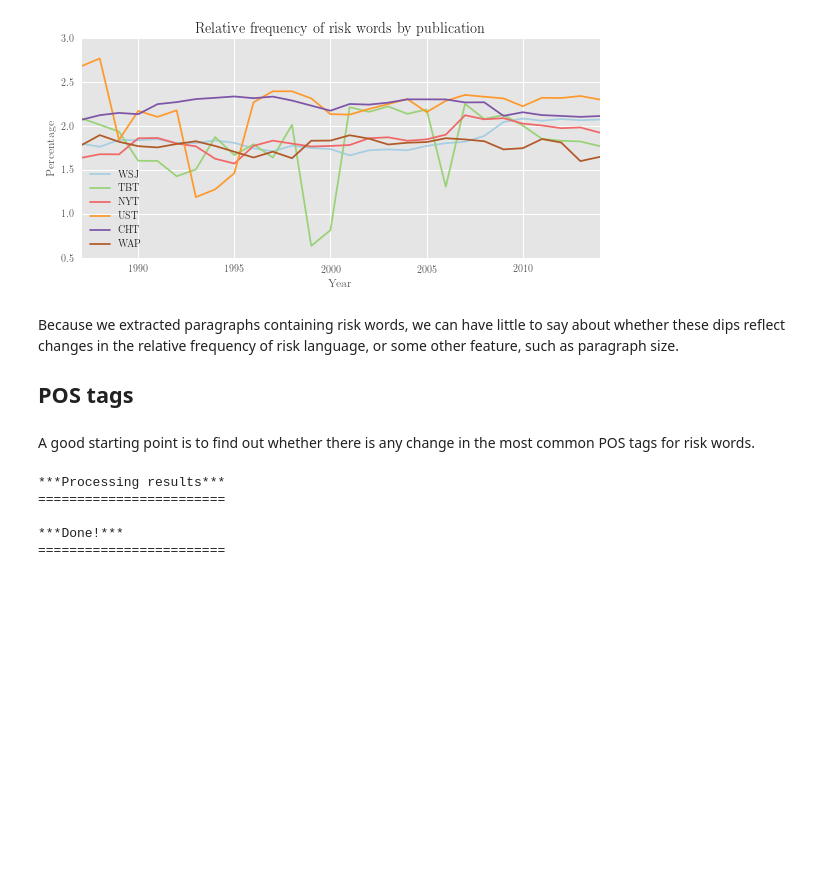
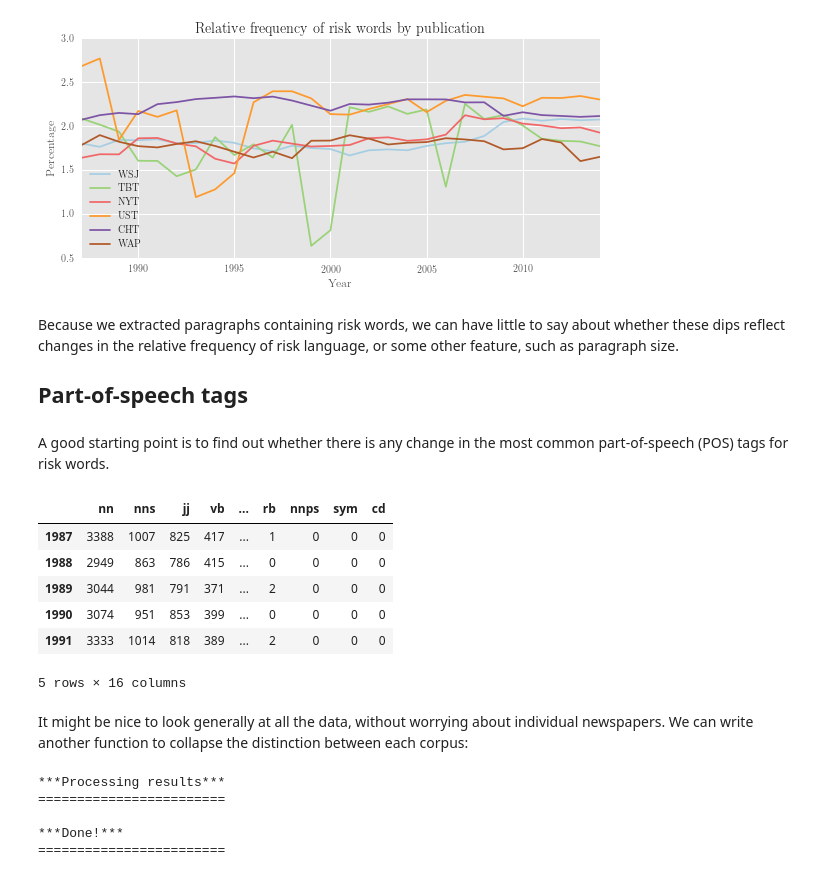
Before and after one commit to interrogator/risk, a Jupyter notebook: risk_comparison.ipynb, the cells around one changed output. Drawn from its saved outputs; the diff is of its cells as text; code cells hidden in the pictures; blank space fills up the shorter version.

```diff
--- a/risk_comparison.ipynb
+++ b/risk_comparison.ipynb
@@ -362,6 +369,18 @@ plotter('Relative frequency of risk words by publication', rel.results)
 # %% [markdown]
 Because we extracted paragraphs containing risk words, we can have little to say about whether these dips reflect changes in the relative frequency of risk language, or some other feature, such as paragraph size.
 
-## POS tags
+## Part-of-speech tags
 # %% [markdown]
-A good starting point is to find out whether there is any change in the most common POS tags for risk words.
+A good starting point is to find out whether there is any change in the most common part-of-speech (POS) tags for risk words.
+# %%
+risktags['CHT'].results[:5]
+# %% [output]
+|  | nn | nns | jj | vb | ... | rb | nnps | sym | cd |
+| 1987 | 3388 | 1007 | 825 | 417 | ... | 1 | 0 | 0 | 0 |
+| 1988 | 2949 | 863 | 786 | 415 | ... | 0 | 0 | 0 | 0 |
+| 1989 | 3044 | 981 | 791 | 371 | ... | 2 | 0 | 0 | 0 |
+| 1990 | 3074 | 951 | 853 | 399 | ... | 0 | 0 | 0 | 0 |
+| 1991 | 3333 | 1014 | 818 | 389 | ... | 2 | 0 | 0 | 0 |
+5 rows × 16 columns
+# %% [markdown]
+It might be nice to look generally at all the data, without worrying about individual newspapers. We can write another function to collapse the distinction between each corpus:
```
Also changed, not shown: parts of 14 cells of this notebook.
